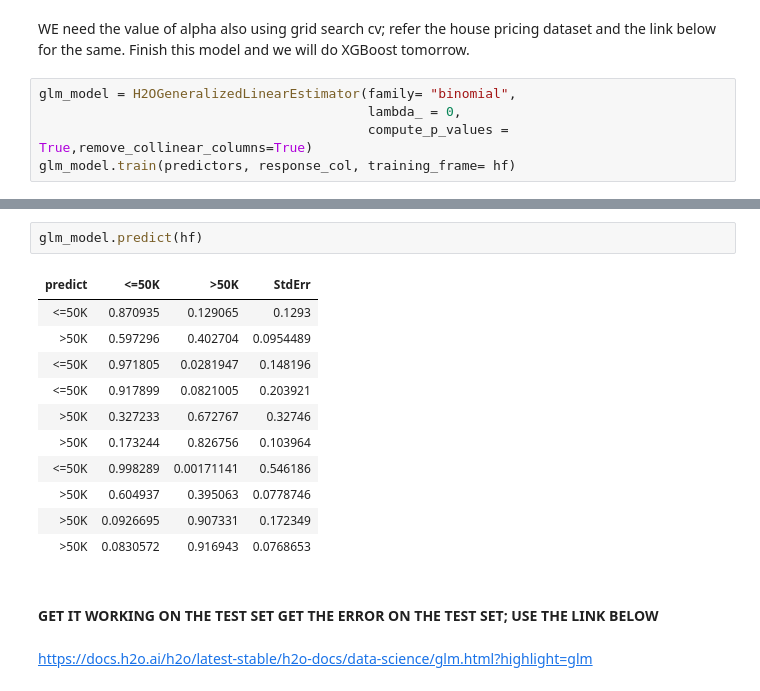
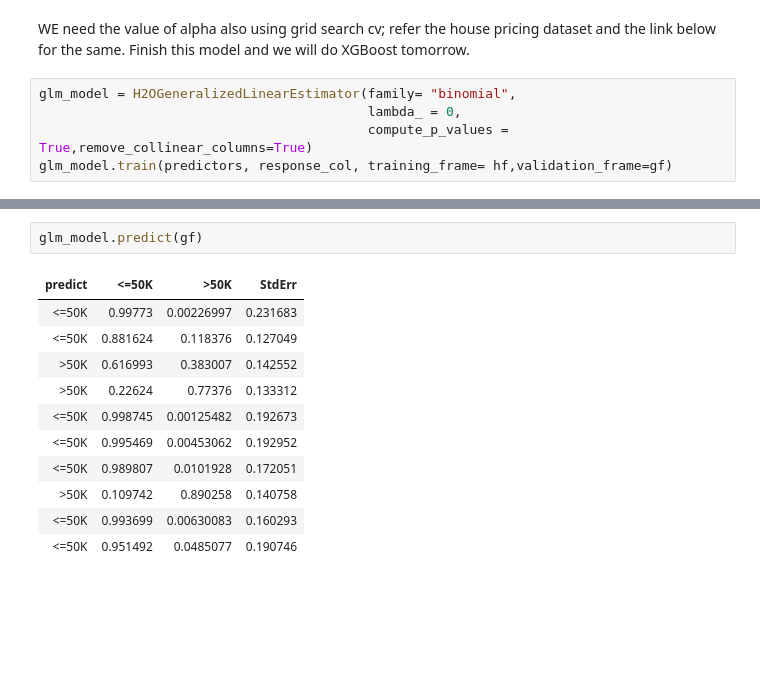
Before and after one commit to avecsally/Discover_Discriminatory_Bias_in_High_Accuracy_Models_Embedded_in_Machine_Learning_Algorithms, a Jupyter notebook: paper.ipynb, the cells around one changed output, grey strips where cells are left out. Drawn from its saved outputs; the diff is of its cells as text; blank space fills up the shorter version.

```diff
--- a/paper.ipynb
+++ b/paper.ipynb
@@ -189,4 +212,4 @@ Finish this model and we will do XGBoost tomorrow.
 glm_model = H2OGeneralizedLinearEstimator(family= "binomial",
                                           lambda_ = 0,
                                           compute_p_values = True,remove_collinear_columns=True)
-glm_model.train(predictors, response_col, training_frame= hf)
+glm_model.train(predictors, response_col, training_frame= hf,validation_frame=gf)
@@ -193,18 +327,14 @@ glm_model.train(predictors, response_col, training_frame= hf)
 # %%
-glm_model.predict(hf)
+glm_model.predict(gf)
 # %% [output]
 | predict | <=50K | >50K | StdErr |
-| <=50K | 0.870935 | 0.129065 | 0.1293 |
-| >50K | 0.597296 | 0.402704 | 0.0954489 |
-| <=50K | 0.971805 | 0.0281947 | 0.148196 |
-| <=50K | 0.917899 | 0.0821005 | 0.203921 |
-| >50K | 0.327233 | 0.672767 | 0.32746 |
-| >50K | 0.173244 | 0.826756 | 0.103964 |
-| <=50K | 0.998289 | 0.00171141 | 0.546186 |
-| >50K | 0.604937 | 0.395063 | 0.0778746 |
-| >50K | 0.0926695 | 0.907331 | 0.172349 |
-| >50K | 0.0830572 | 0.916943 | 0.0768653 |
+| <=50K | 0.99773 | 0.00226997 | 0.231683 |
+| <=50K | 0.881624 | 0.118376 | 0.127049 |
+| >50K | 0.616993 | 0.383007 | 0.142552 |
+| >50K | 0.22624 | 0.77376 | 0.133312 |
+| <=50K | 0.998745 | 0.00125482 | 0.192673 |
+| <=50K | 0.995469 | 0.00453062 | 0.192952 |
+| <=50K | 0.989807 | 0.0101928 | 0.172051 |
+| >50K | 0.109742 | 0.890258 | 0.140758 |
+| <=50K | 0.993699 | 0.00630083 | 0.160293 |
+| <=50K | 0.951492 | 0.0485077 | 0.190746 |
-# %% [markdown]
-#### GET IT WORKING ON THE TEST SET GET THE ERROR ON THE TEST SET; USE THE LINK BELOW
-# %% [markdown]
- https://docs.h2o.ai/h2o/latest-stable/h2o-docs/data-science/glm.html?highlight=glm
```
Also changed, not shown: parts of 24 cells of this notebook, 2 other files.
